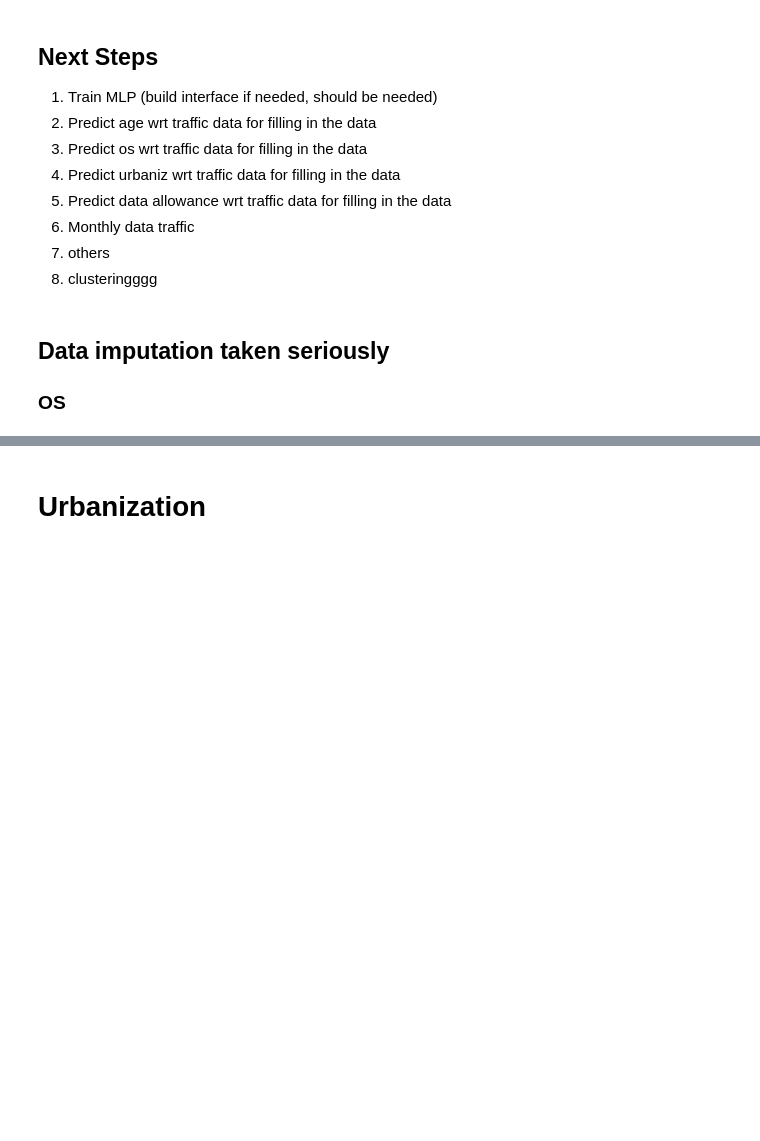
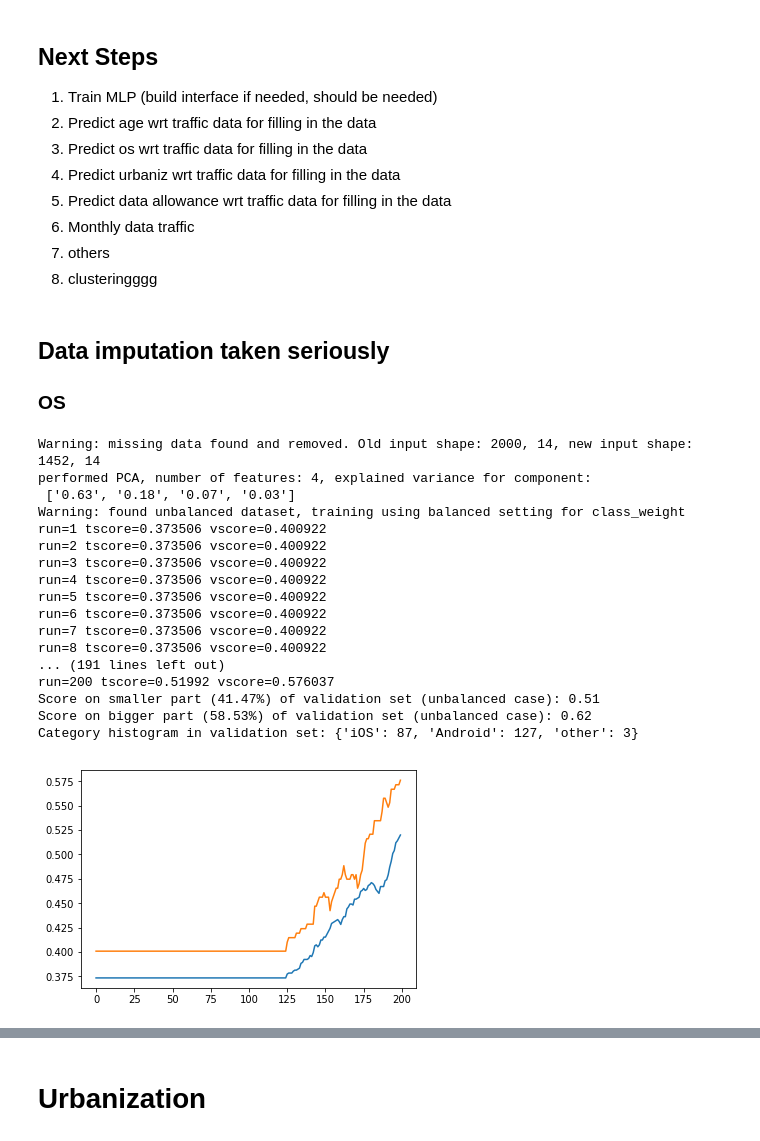
Before and after one commit to guglielmoG/MachineLearningVod, a Jupyter notebook: ML-Vod++.ipynb, the cells around one changed output, grey strips where cells are left out. Saved outputs shown, nothing was run; the diff lists cells and outputs as text; code cells hidden in the pictures; blank space fills up the shorter version.

```diff
--- a/ML-Vod++.ipynb
+++ b/ML-Vod++.ipynb
@@ -720,17 +731,37 @@ def test_sup(*objs):
 ### OS
 # %%
 df_filled = df_clean.copy()
-
+percentage_used = (0.70,0.15,0.15)
 X = df_filled[traffic_columns]
 y = df_filled['OS_clean']
 build_seed = 456245
 my_perc = perc(build_seed)
 my_MLP = MLP(build_seed)
 my_lr = LogReg(build_seed)
+my_forest = trees(build_seed)
 # %%
-my_perc.train(X, y, percentage=(0.70,0.15,0.15), std=False, pca=0, threshold_unbalanced=0.6, epochs=100,  loss='log',
-              penalty='none', alpha=1e-8, power_t=0.7, it_interval=100, learning_rate='constant', eta0=1e-8,
-              class_weight=None)
+my_perc.train(X, y, percentage=percentage_used, std=False, pca=0.9, threshold_unbalanced=0.6, epochs=200,  loss='log',
+              penalty='none', alpha=1e-8, power_t=0.5, it_interval=100, learning_rate='constant', eta0=1e-8,
+              class_weight={'Android': 1.65, 'iOS': 2.70, 'other': 50.2})
+# %% [output]
+Warning: missing data found and removed. Old input shape: 2000, 14, new input shape: 1452, 14
+performed PCA, number of features: 4, explained variance for component:
+ ['0.63', '0.18', '0.07', '0.03']
+Warning: found unbalanced dataset, training using balanced setting for class_weight
+run=1 tscore=0.373506 vscore=0.400922
+run=2 tscore=0.373506 vscore=0.400922
+run=3 tscore=0.373506 vscore=0.400922
+run=4 tscore=0.373506 vscore=0.400922
+run=5 tscore=0.373506 vscore=0.400922
+run=6 tscore=0.373506 vscore=0.400922
+run=7 tscore=0.373506 vscore=0.400922
+run=8 tscore=0.373506 vscore=0.400922
+... (191 lines left out)
+run=200 tscore=0.51992 vscore=0.576037
+Score on smaller part (41.47%) of validation set (unbalanced case): 0.51
+Score on bigger part (58.53%) of validation set (unbalanced case): 0.62
+Category histogram in validation set: {'iOS': 87, 'Android': 127, 'other': 3}
+[figure, added]
 # %%
 my_MLP.train(X, y, percentage=(0.70,0.15,0.15), std=False, pca=0, threshold_unbalanced=0.6, epochs=500,
              hidden_layer_sizes = (200,), batch_size = 100, learning_rate_init=1e-2, solver = 'adam',
```
Also changed, not shown: parts of 49 cells of this notebook.
